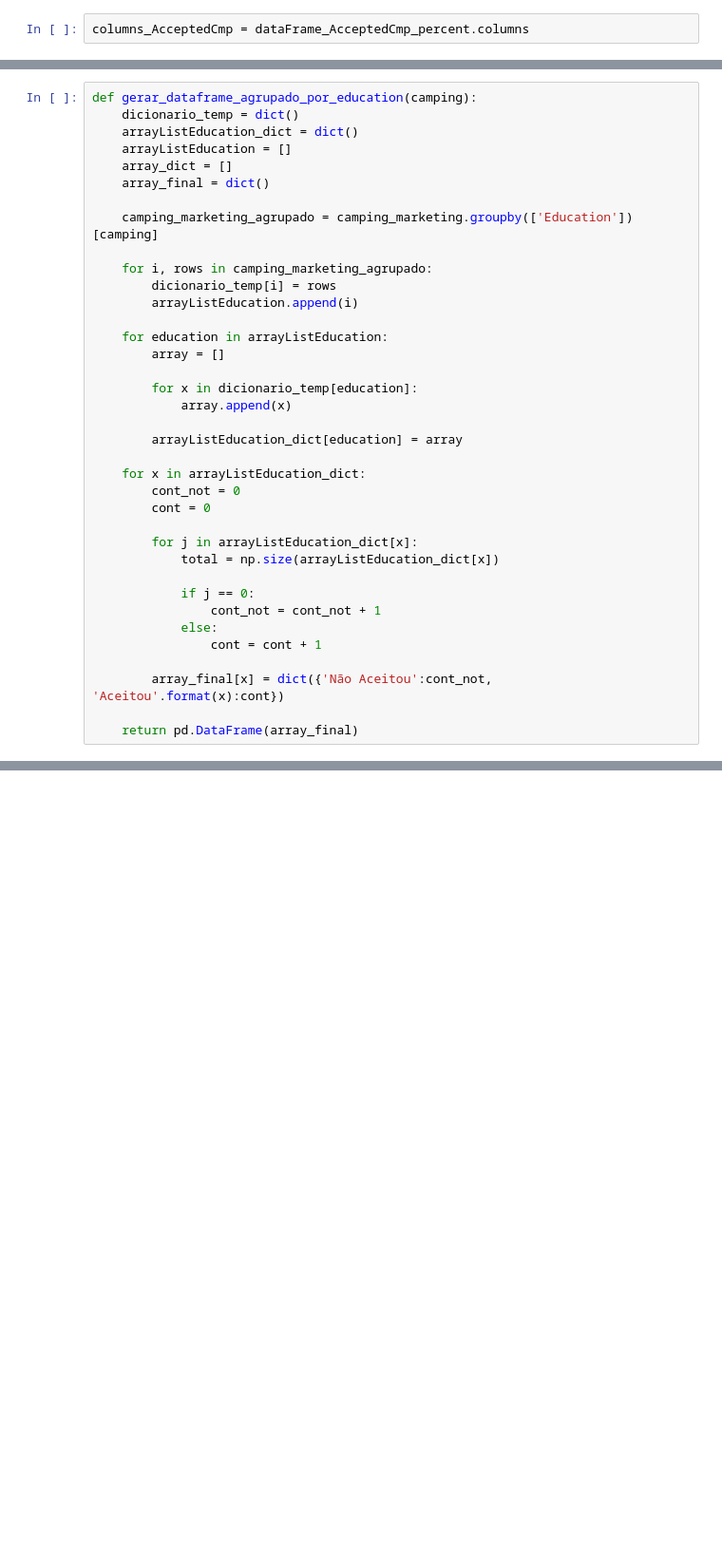
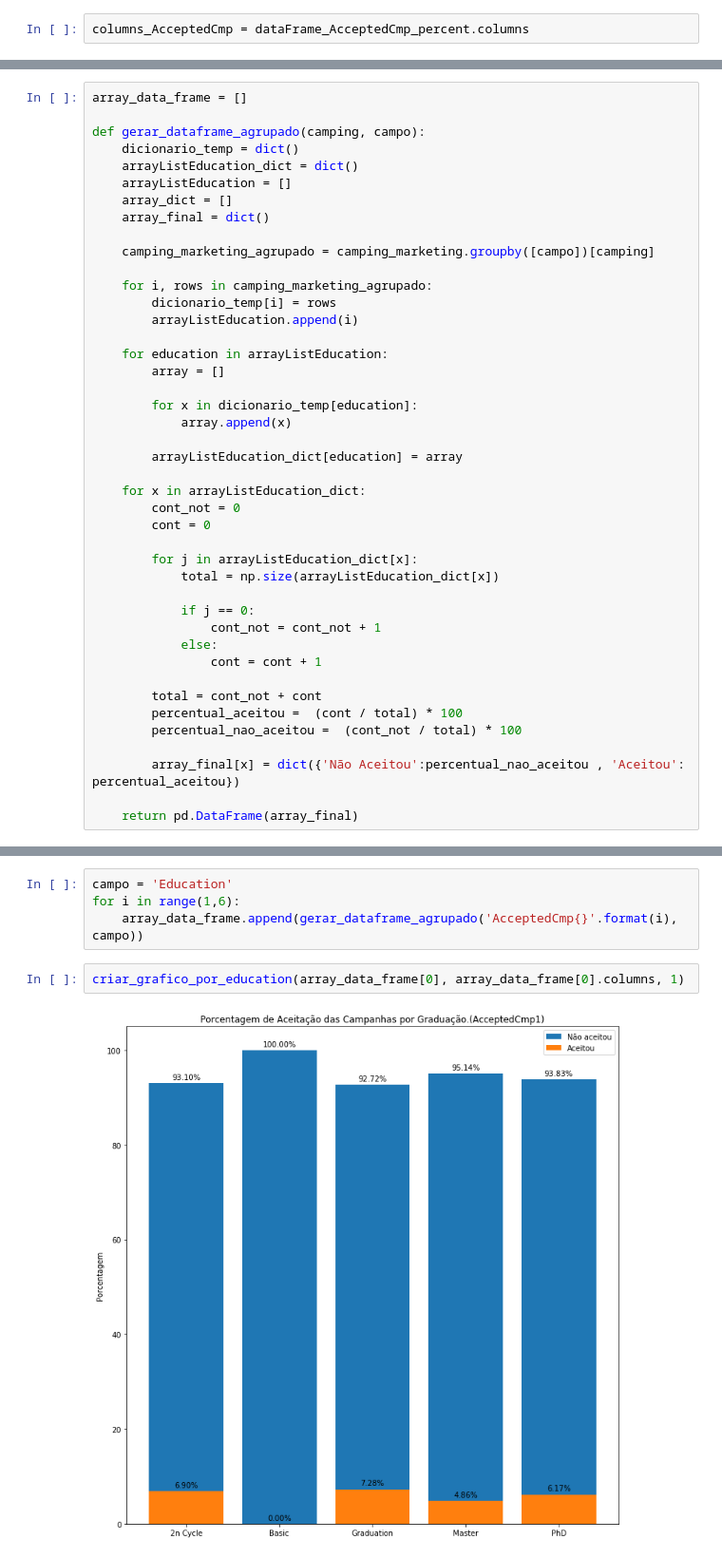
Before and after one commit to JoaoTrajano/Aplicando-An-lise-de-Dados-ao-Marketing, a Jupyter notebook: notebook-analise-de-dados.ipynb, the cells around one changed output, grey strips where cells are left out. Shown at 95% size. Saved outputs shown, nothing was run; the diff lists cells and outputs as text; blank space fills up the shorter version.

```diff
--- a/notebook-analise-de-dados.ipynb
+++ b/notebook-analise-de-dados.ipynb
@@ -293,14 +293,16 @@ criar_grafico(np.size(columns_AcceptedCmp) + 1, 1,columns_AcceptedCmp) # -- graf
 # %% [output]
 [figure]
 # %%
-def gerar_dataframe_agrupado_por_education(camping):
+array_data_frame = []
+
+def gerar_dataframe_agrupado(camping, campo):
     dicionario_temp = dict()
     arrayListEducation_dict = dict()
     arrayListEducation = []
     array_dict = []
     array_final = dict()
 
-    camping_marketing_agrupado = camping_marketing.groupby(['Education'])[camping]
+    camping_marketing_agrupado = camping_marketing.groupby([campo])[camping]
 
     for i, rows in camping_marketing_agrupado:
         dicionario_temp[i] = rows
@@ -326,6 +328,10 @@ def gerar_dataframe_agrupado_por_education(camping):
             else:
                 cont = cont + 1
 
-        array_final[x] = dict({'Não Aceitou':cont_not, 'Aceitou'.format(x):cont})
+        total = cont_not + cont
+        percentual_aceitou =  (cont / total) * 100
+        percentual_nao_aceitou =  (cont_not / total) * 100
+
+        array_final[x] = dict({'Não Aceitou':percentual_nao_aceitou , 'Aceitou': percentual_aceitou})
 
     return pd.DataFrame(array_final)
@@ -340,0 +385,8 @@ gerar_dataframe_agrupado_por_education('AcceptedCmp1')
+# %%
+campo = 'Education'
+for i in range(1,6):
+    array_data_frame.append(gerar_dataframe_agrupado('AcceptedCmp{}'.format(i), campo))
+# %%
+criar_grafico_por_education(array_data_frame[0], array_data_frame[0].columns, 1)
+# %% [output]
+[figure, added]
```
Also changed, not shown: parts of 19 cells of this notebook.
